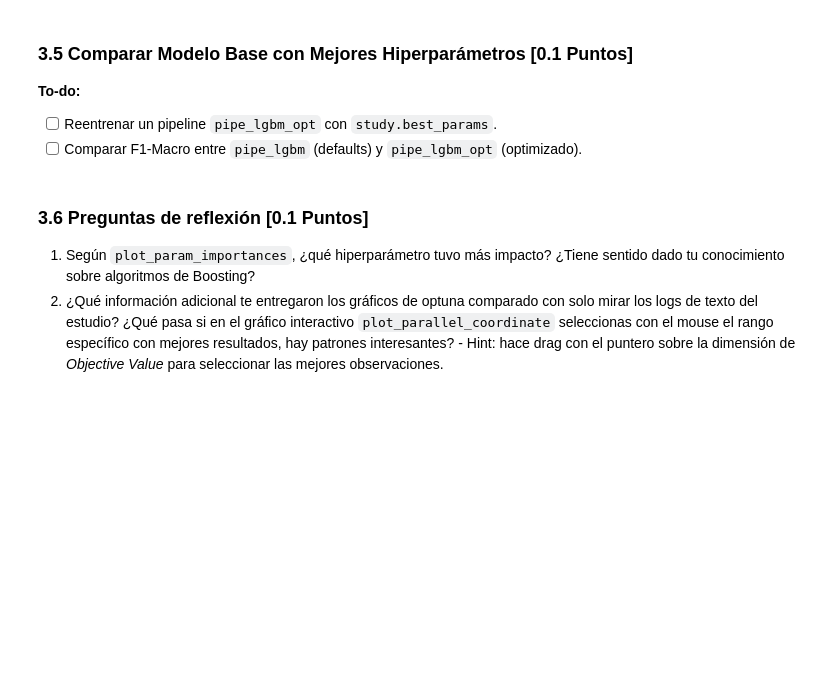
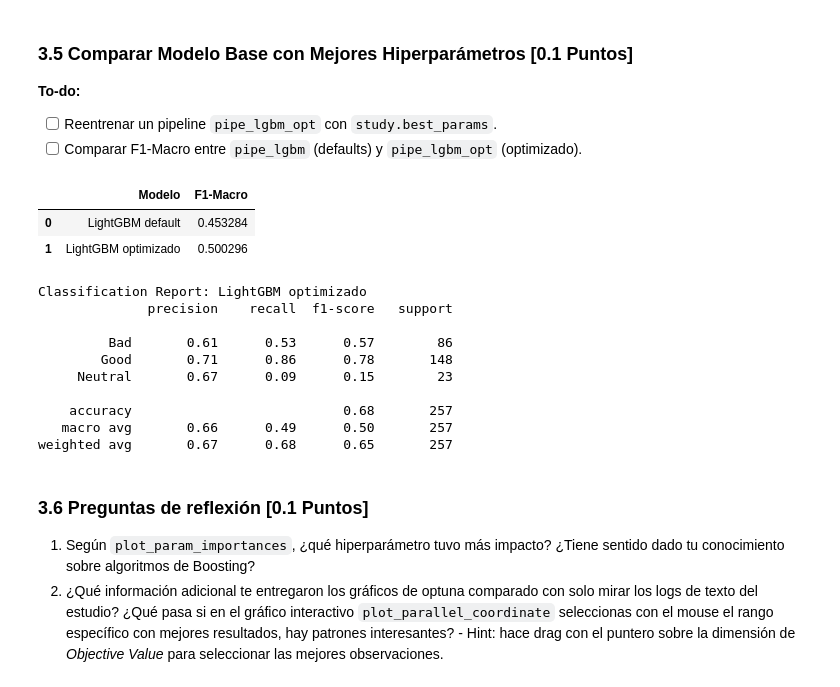
Before and after one commit to matisweet/MDS7202, a Jupyter notebook: labs/lab-7/Lab7_enunciado.ipynb, the cells around one changed output. Saved outputs shown, nothing was run; the diff lists cells and outputs as text; code cells hidden in the pictures; blank space fills up the shorter version.

```diff
--- a/labs/lab-7/Lab7_enunciado.ipynb
+++ b/labs/lab-7/Lab7_enunciado.ipynb
@@ -574,31 +556,20 @@ Ventaja sobre selección simple: elegir el "mejor" modelo individual descarta la
 # Modelos base básicos
 from sklearn.linear_model import SGDClassifier
 
-
 base_models = [
     ("lr", LogisticRegression(random_state=RANDOM_STATE, max_iter=1000)),
     ("nb", MultinomialNB()),
-    ("sgd", Pipeline([
-        ('clf', SGDClassifier(random_state=RANDOM_STATE))
-    ]))
+    ("sgd", Pipeline([("clf", SGDClassifier(random_state=RANDOM_STATE))])),
 ]
 
 # Meta-modelo: Regresión logística suele ser ideal por ser un combinador suave y calibrado
 meta_model = LogisticRegression(random_state=RANDOM_STATE)
 
 # Ensamblamos el StackingClassifier.
-stacking_clf = StackingClassifier(
-    estimators=base_models,
-    final_estimator=meta_model,
-    cv=3,
-    n_jobs=-1
-)
+stacking_clf = StackingClassifier(estimators=base_models, final_estimator=meta_model, cv=3, n_jobs=-1)
 
 # Todo entra dentro del Pipeline principal
-pipe_stacking = Pipeline([
-    ("preprocessor", preprocessing_transformer),
-    ("stacking", stacking_clf)
-])
+pipe_stacking = Pipeline([("preprocessor", preprocessing_transformer), ("stacking", stacking_clf)])
 
 pipe_stacking.fit(X_train, y_train)
 y_pred_stack = pipe_stacking.predict(X_test)
@@ -766,6 +748,47 @@ Optuna provee visualizaciones interactivas para analizar el proceso de optimizac
 - [ ] Comparar F1-Macro entre `pipe_lgbm` (defaults) y `pipe_lgbm_opt` (optimizado).
 # %%
 #### Código aquí ####
+
+pipe_lgbm_opt = Pipeline(
+    [
+        ("features", preprocessing_transformer),
+        ("clf", LGBMClassifier(**study.best_params, random_state=RANDOM_STATE, verbose=-1)),
+    ]
+)
+
+pipe_lgbm_opt.fit(X_train, y_train)
+
+y_pred_lgbm = pipe_lgbm.predict(X_test)
+y_pred_lgbm_opt = pipe_lgbm_opt.predict(X_test)
+
+f1_lgbm = f1_score(y_test, y_pred_lgbm, average="macro")
+f1_lgbm_opt = f1_score(y_test, y_pred_lgbm_opt, average="macro")
+
+comparison_lgbm = pd.DataFrame(
+    {
+        "Modelo": ["LightGBM default", "LightGBM optimizado"],
+        "F1-Macro": [f1_lgbm, f1_lgbm_opt],
+    }
+)
+
+display(comparison_lgbm)
+
+print("Classification Report: LightGBM optimizado")
+print(classification_report(y_test, y_pred_lgbm_opt))
+# %% [output]
+|  | Modelo | F1-Macro |
+| 0 | LightGBM default | 0.453284 |
+| 1 | LightGBM optimizado | 0.500296 |
+Classification Report: LightGBM optimizado
+              precision    recall  f1-score   support
+
+         Bad       0.61      0.53      0.57        86
+        Good       0.71      0.86      0.78       148
+     Neutral       0.67      0.09      0.15        23
+
+    accuracy                           0.68       257
+   macro avg       0.66      0.49      0.50       257
+weighted avg       0.67      0.68      0.65       257
 # %% [markdown]
 ### 3.6 Preguntas de reflexión [0.1 Puntos]
 
```
Also changed, not shown: parts of 18 cells of this notebook, 2 other files.
